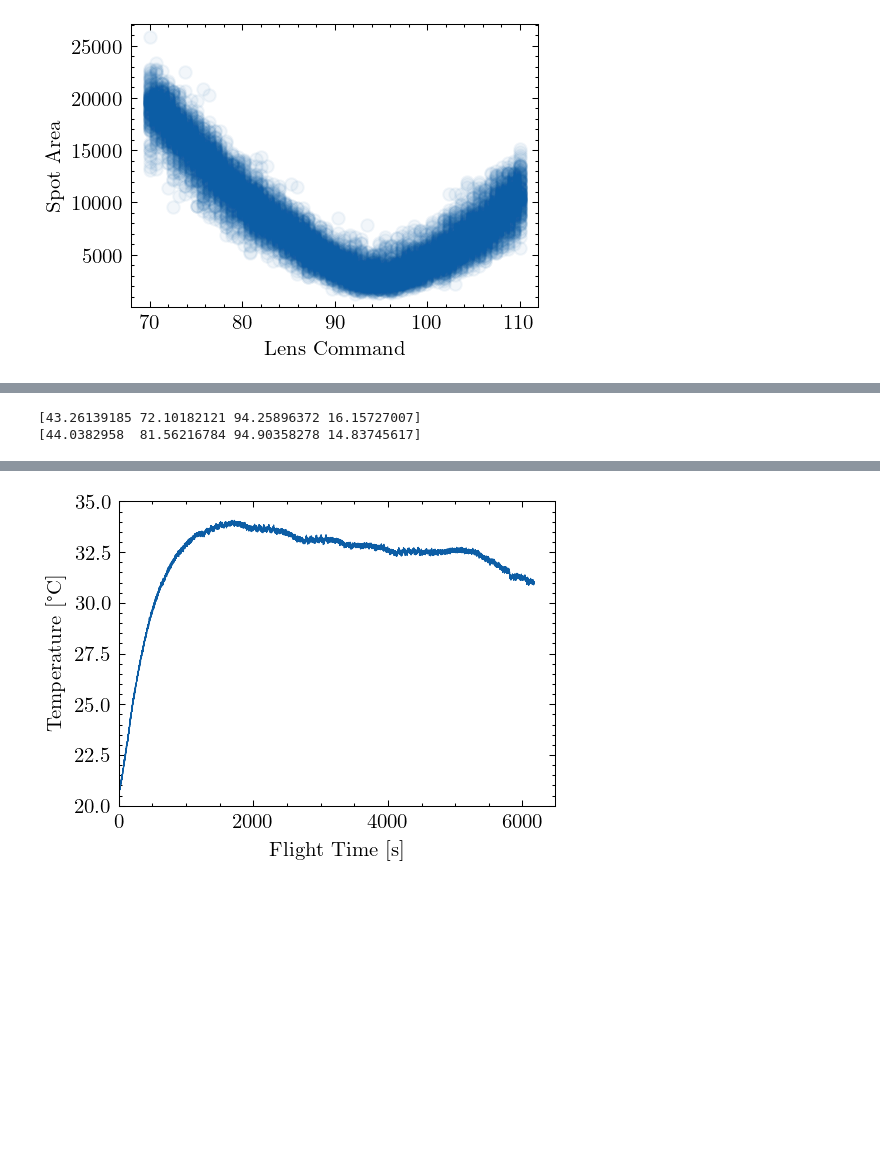
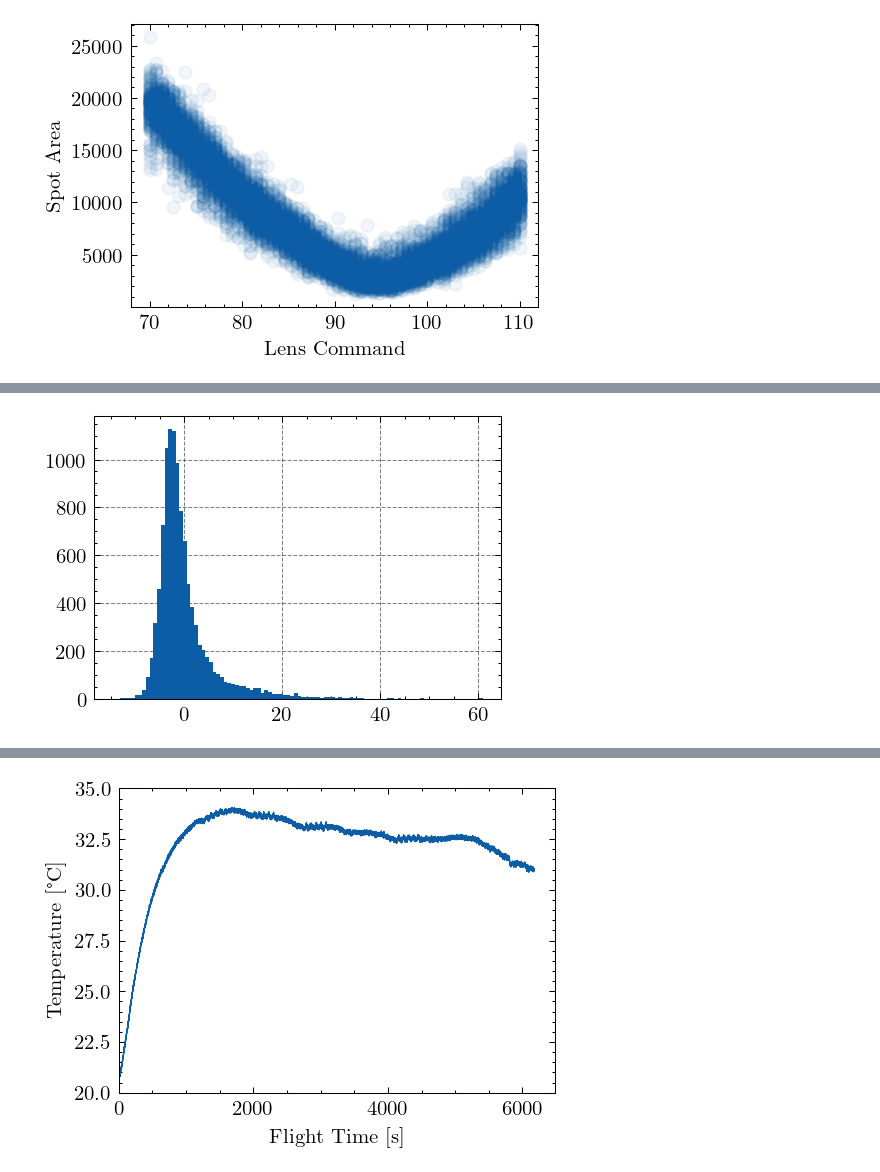
Before and after one commit to MIT-STARLab/mosaic-zerog-code, a Jupyter notebook: analyse_optotune.ipynb, the cells around one changed output, grey strips where cells are left out. Saved outputs shown, nothing was run; the diff lists cells and outputs as text; code cells hidden in the pictures; blank space fills up the shorter version.

```diff
--- a/analyse_optotune.ipynb
+++ b/analyse_optotune.ipynb
@@ -326,9 +549,12 @@ plt.show()
 # %%
-print(popt_0g)
-print(popt_1g)
+# Compute predicted values and residuals
+y_pred = hyperb(cmds_1g, *popt_1g)
+residuals = (sqarea_1g - y_pred)
+
+plt.hist(residuals, bins=100)
+plt.show()
 # %% [output]
-[43.26139185 72.10182121 94.25896372 16.15727007]
-[44.0382958  81.56216784 94.90358278 14.83745617]
+[figure, added]
 # %%
 focal_samples = [x for x in samples if x.command == focal_cmd]
 
```
Also changed, not shown: parts of 16 cells of this notebook.
